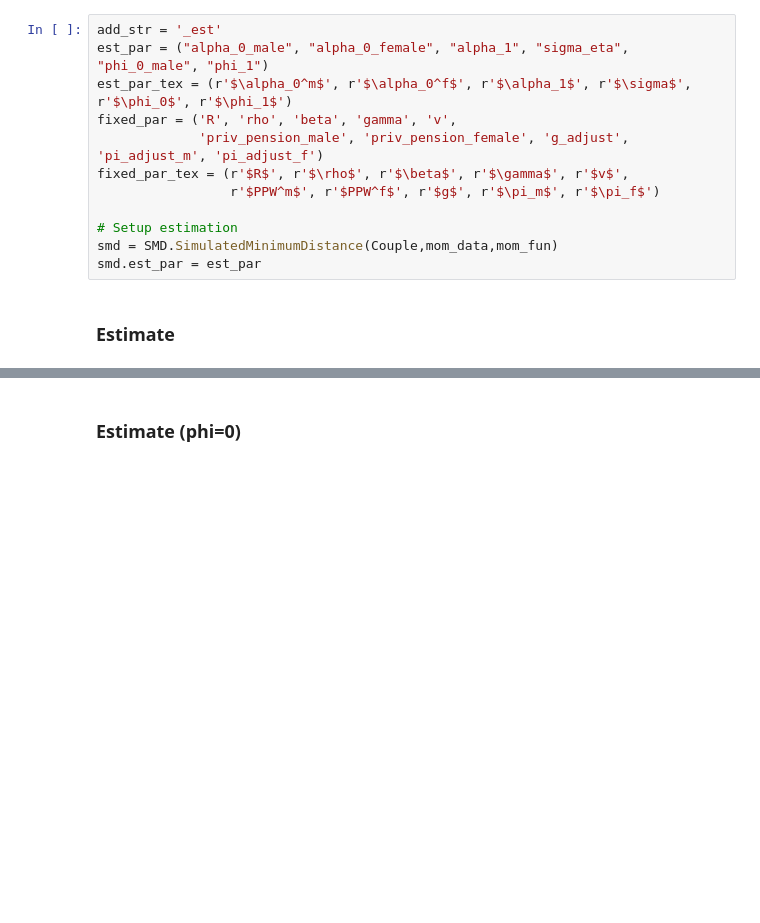
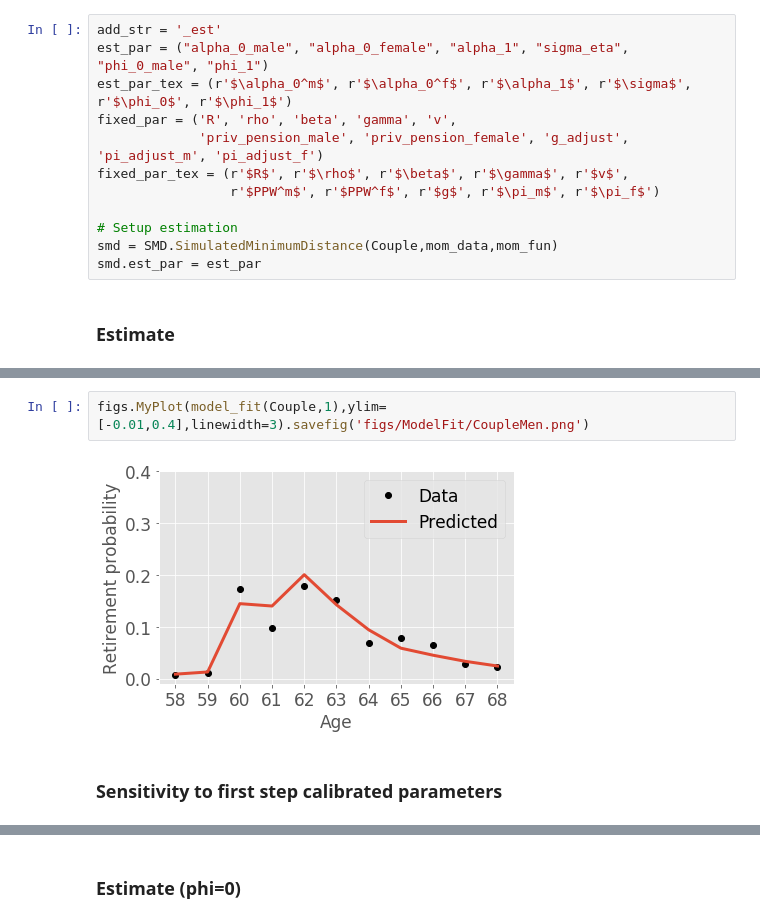
Before and after one commit to mathiassunesen/Speciale_retirement, a Jupyter notebook: Main/MSM_real_data.ipynb, the cells around one changed output, grey strips where cells are left out. Saved outputs shown, nothing was run; the diff lists cells and outputs as text; blank space fills up the shorter version.

```diff
--- a/Main/MSM_real_data.ipynb
+++ b/Main/MSM_real_data.ipynb
@@ -459,0 +454,6 @@ SMD.save_est(est_par,theta,name='Couple',couple=True) # save parameters
+# %%
+figs.MyPlot(model_fit(Couple,1),ylim=[-0.01,0.4],linewidth=3).savefig('figs/ModelFit/CoupleMen.png')
+# %% [output]
+[figure, added]
+# %% [markdown]
+### Sensitivity to first step calibrated parameters
```
Also changed, not shown: parts of 57 cells of this notebook, 40 other files.
